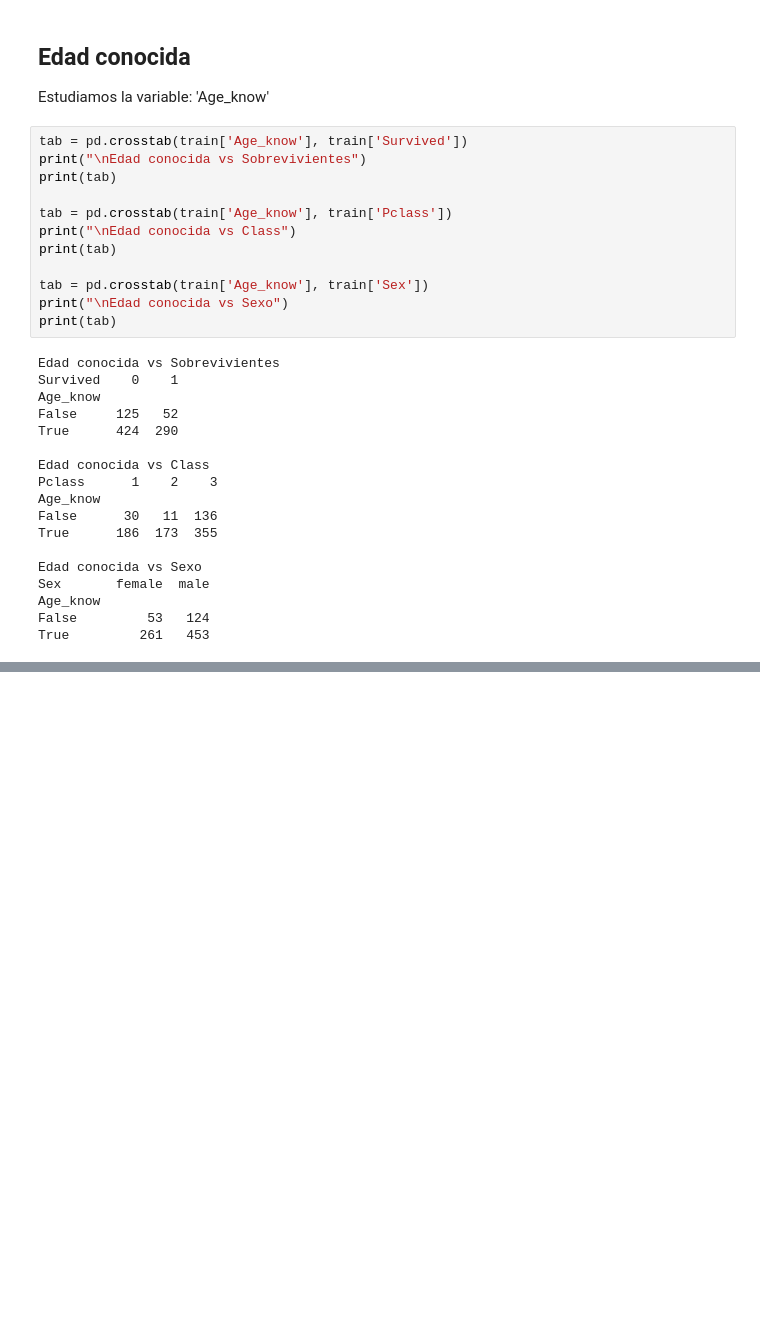
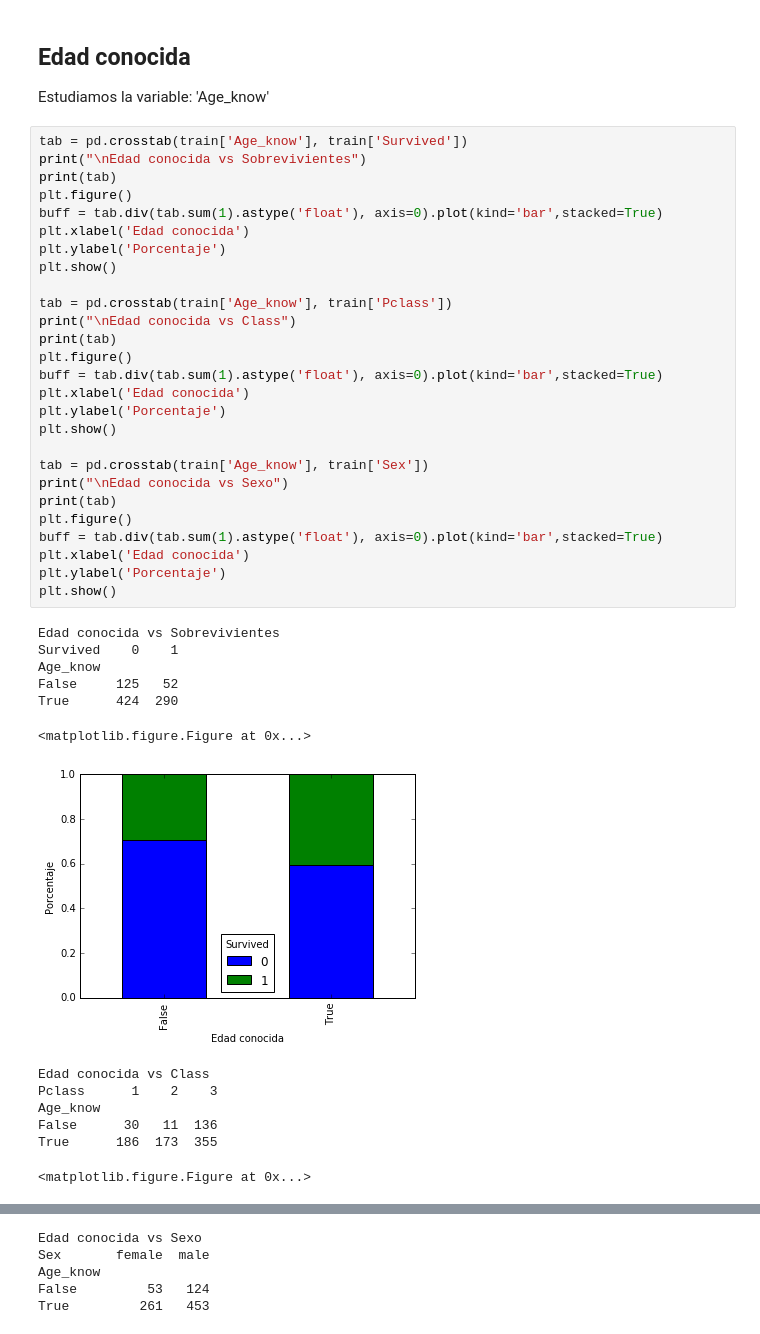
Before and after one commit to eamanu/Titanic, a Jupyter notebook: Titanic Challenge.ipynb, the cells around one changed output, grey strips where cells are left out. Drawn from its saved outputs; the diff is of its cells as text; blank space fills up the shorter version.

```diff
--- a/Titanic Challenge.ipynb
+++ b/Titanic Challenge.ipynb
@@ -610,30 +614,41 @@ Estudiamos la variable: 'Age_know'
 # %%
 tab = pd.crosstab(train['Age_know'], train['Survived'])
 print("\nEdad conocida vs Sobrevivientes")
 print(tab)
+plt.figure()
+buff = tab.div(tab.sum(1).astype('float'), axis=0).plot(kind='bar',stacked=True)
+plt.xlabel('Edad conocida')
+plt.ylabel('Porcentaje')
+plt.show()
 
 tab = pd.crosstab(train['Age_know'], train['Pclass'])
 print("\nEdad conocida vs Class")
 print(tab)
+plt.figure()
+buff = tab.div(tab.sum(1).astype('float'), axis=0).plot(kind='bar',stacked=True)
+plt.xlabel('Edad conocida')
+plt.ylabel('Porcentaje')
+plt.show()
 
 tab = pd.crosstab(train['Age_know'], train['Sex'])
 print("\nEdad conocida vs Sexo")
 print(tab)
+plt.figure()
+buff = tab.div(tab.sum(1).astype('float'), axis=0).plot(kind='bar',stacked=True)
+plt.xlabel('Edad conocida')
+plt.ylabel('Porcentaje')
+plt.show()
 # %% [output]
 Edad conocida vs Sobrevivientes
 Survived    0    1
 Age_know
 False     125   52
 True      424  290
-
-Edad conocida vs Class
-Pclass      1    2    3
-Age_know
-False      30   11  136
-True      186  173  355
-
-Edad conocida vs Sexo
-Sex       female  male
-Age_know
-False         53   124
-True         261   453
+<matplotlib.figure.Figure at 0x...>
+[figure, added]
+Edad conocida vs Class
+Pclass      1    2    3
+Age_know
+False      30   11  136
+True      186  173  355
+<matplotlib.figure.Figure at 0x...>
@@ -639,0 +656,5 @@ True         261   453
+Edad conocida vs Sexo
+Sex       female  male
+Age_know
+False         53   124
+True         261   453
```
Also changed, not shown: parts of 27 cells of this notebook.
